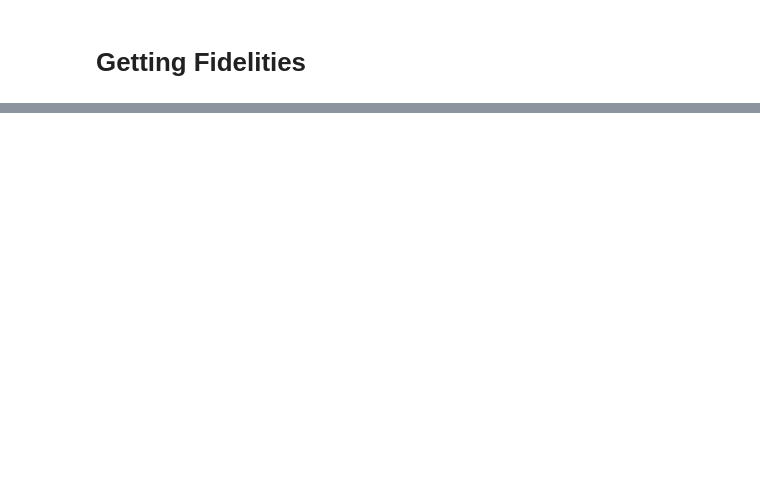
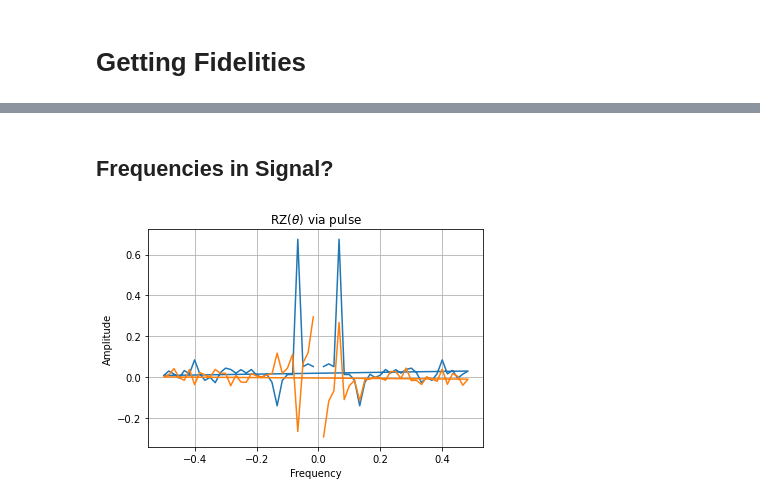
Before and after one commit to laura-clinton/py_grouparticles, a Jupyter notebook: 2qTomography.ipynb, the cells around one changed output, grey strips where cells are left out. Drawn from its saved outputs; the diff is of its cells as text; code cells hidden in the pictures; blank space fills up the shorter version.

```diff
--- a/2qTomography.ipynb
+++ b/2qTomography.ipynb
@@ -469,0 +413,16 @@ y = 0.9933 + -0.0029x
+# %% [markdown]
+## Frequencies in Signal?
+# %%
+sp = np.fft.fft(list(fidelities.values()))
+freq = list(np.fft.fftfreq(angles.shape[-1]))
+plt.plot(freq[1:], list(sp.real)[1:])
+plt.plot(freq[1:],  list(sp.imag)[1:])
+plt.grid()
+plt.xlabel(r'Frequency')
+plt.ylabel(r'Amplitude')
+plt.title(r'RZ($\theta$) via pulse')
+plt.savefig('plots/DFTofScaled.png', transparent=False)
+
+plt.show()
+# %% [output]
+[figure, added]
```
Also changed, not shown: parts of 22 cells of this notebook, 6 other files.
